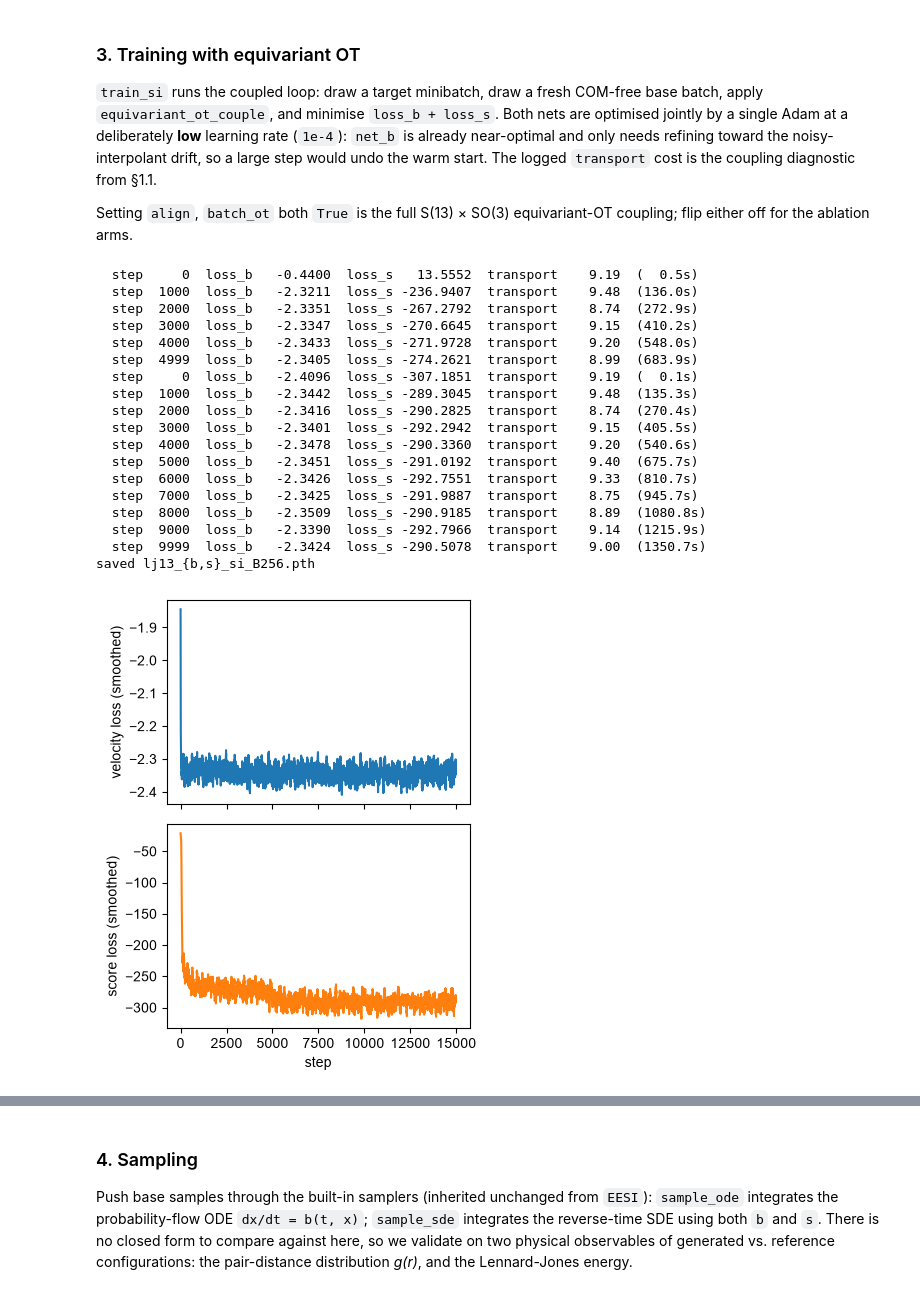
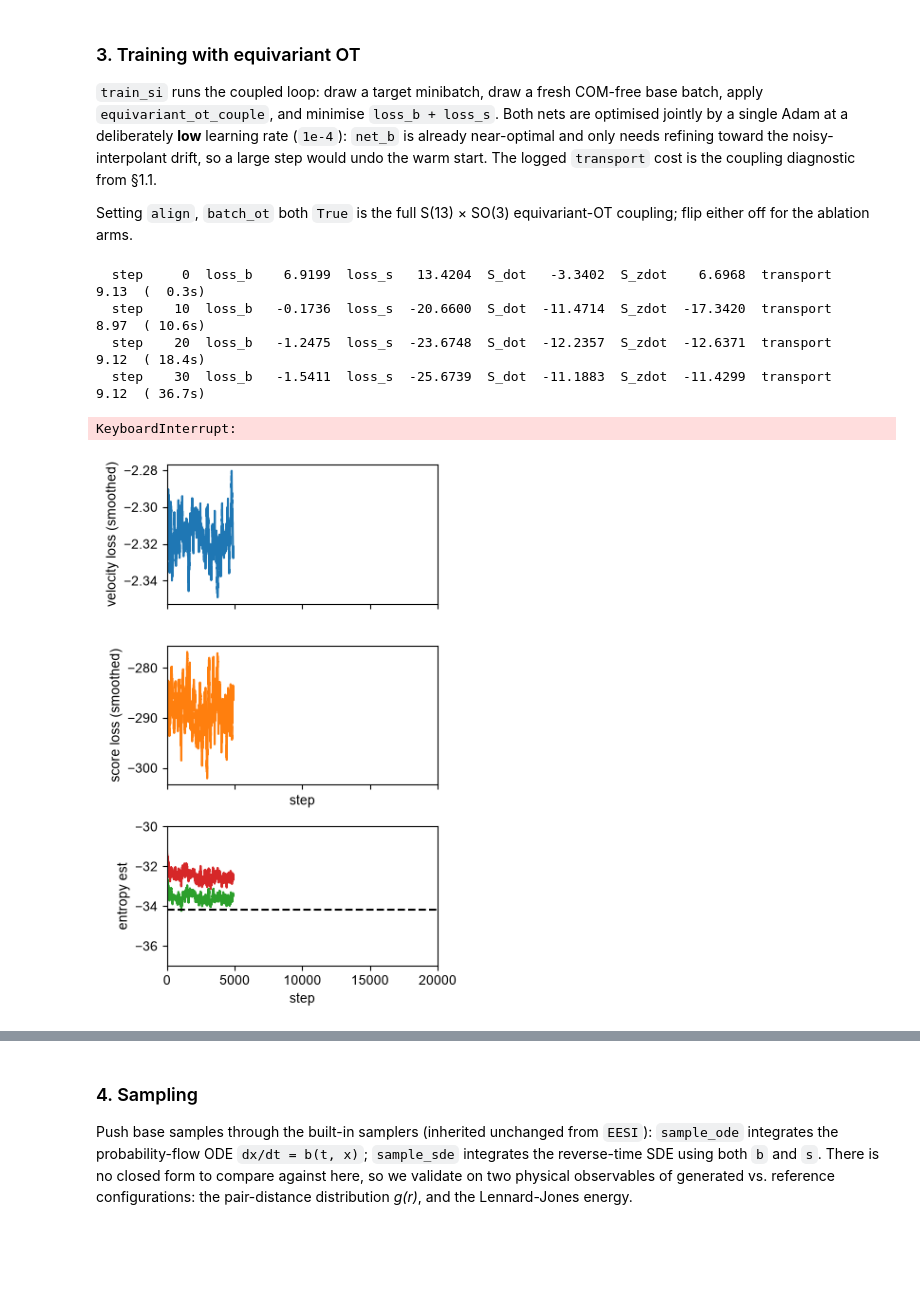
Before and after one commit to Rauscher-Group/eesi, a Jupyter notebook: experiments/LJ/LJ13.ipynb, the cells around one changed output, grey strips where cells are left out. Saved outputs shown, nothing was run; the diff lists cells and outputs as text; code cells hidden in the pictures; blank space fills up the shorter version.

```diff
--- a/experiments/LJ/LJ13.ipynb
+++ b/experiments/LJ/LJ13.ipynb
@@ -66,7 +66,7 @@ def pair_distances(x):                              # (B,13,3) -> (B*78,) all pa
 def energy(x):                                      # physical (i<j) LJ energy, min = -44.327
     return lj_energy(x, ordered=False).cpu().numpy()
 
-def smooth(v, k=25):
+def smooth(v, k=100):
     v = np.asarray(v)
     return np.convolve(v, np.ones(k) / k, mode="valid") if len(v) >= k else v
 
@@ -86,10 +86,10 @@ step. Both distributions are S(13) × SO(3)-invariant, which is what makes the
 equivariant-OT coupling marginal-preserving.
 # %%
 # only grabbing a small sub-sample
-n_data = 100_000
-x1 = load_ref_data(n=n_data).to(device)
+n_data = 2_000_000
+x1 = load_ref_data(n=n_data,seed=5987).to(device)
 print("target dataset:", tuple(x1.shape))
-
+print(x1.nbytes/1e6)
 
 e_ref = energy(x1)
 print(f"reference energy: <E> = {e_ref.mean():+.3f}   min = {e_ref.min():+.3f} "
@@ -129,11 +130,13 @@ print("net_s params:", sum(p.numel() for p in model.net_s.parameters()))
 ckpt = LJ13Dynamics.from_checkpoint().to(device=device, dtype=torch.float64)
 
 # warm-start the velocity
-model.net_b.load_state_dict(ckpt.state_dict())
+#model.net_b.load_state_dict(ckpt.state_dict())
 
 # or just load a previously-trained checkpoint
-#model.net_b.load_state_dict(torch.load("lj13_b_si_B256.pth"))
-#model.net_s.load_state_dict(torch.load("lj13_s_si_B256.pth"))
+#model.net_b.load_state_dict(torch.load("lj13_b_si_B256_cold_1m.pth"))
+#model.net_s.load_state_dict(torch.load("lj13_s_si_B256_cold_1m.pth"))
+#htot = np.load("lj13_B256_hist_cold_1m.npy")
+#hist_b, hist_s, ent_dot, ent_zdot = map(np.asarray, zip(*htot))
 # %% [output]
 net_b params: 22468
 net_s params: 22468
@@ -170,45 +172,43 @@ torch.manual_seed(3)
 
 model, htot = train_si(
     x1, model=model, steps=5_000, batch=batch_size, lr=1e-3,
-    device=str(device), log_every=1000)
+    device=str(device), log_every=10, entropy="both")
+
 
 model, hist = train_si(
-    x1, model=model, steps=10_000, batch=batch_size, lr=1e-4,
-    device=str(device), log_every=1000)
+    x1, model=model, steps=15_000, batch=batch_size, lr=1e-4,
+    device=str(device), log_every=10, entropy="both")
 
 htot += hist
-hist_b, hist_s = map(np.asarray, zip(*htot))
 
-torch.save(model.net_b.state_dict(), "lj13_b_si_B256.pth")
-torch.save(model.net_s.state_dict(), "lj13_s_si_B256.pth")
-print("saved lj13_{b,s}_si_B256.pth")
+hist_b, hist_s, ent_dot, ent_zdot = map(np.asarray, zip(*htot))
+
+torch.save(model.net_b.state_dict(), "lj13_b_si_B256_cold_2m.pth")
+torch.save(model.net_s.state_dict(), "lj13_s_si_B256_cold_2m.pth")
+np.save("lj13_B256_hist_cold_2m.npy",np.array(htot))
+print("saved lj13_{b,s}_si_B256_cold_2m.pth")
 # %% [output]
-  step     0  loss_b   -0.4400  loss_s   13.5552  transport    9.19  (  0.5s)
-  step  1000  loss_b   -2.3211  loss_s -236.9407  transport    9.48  (136.0s)
-  step  2000  loss_b   -2.3351  loss_s -267.2792  transport    8.74  (272.9s)
-  step  3000  loss_b   -2.3347  loss_s -270.6645  transport    9.15  (410.2s)
-  step  4000  loss_b   -2.3433  loss_s -271.9728  transport    9.20  (548.0s)
-  step  4999  loss_b   -2.3405  loss_s -274.2621  transport    8.99  (683.9s)
-  step     0  loss_b   -2.4096  loss_s -307.1851  transport    9.19  (  0.1s)
-  step  1000  loss_b   -2.3442  loss_s -289.3045  transport    9.48  (135.3s)
-  step  2000  loss_b   -2.3416  loss_s -290.2825  transport    8.74  (270.4s)
-  step  3000  loss_b   -2.3401  loss_s -292.2942  transport    9.15  (405.5s)
-  step  4000  loss_b   -2.3478  loss_s -290.3360  transport    9.20  (540.6s)
-  step  5000  loss_b   -2.3451  loss_s -291.0192  transport    9.40  (675.7s)
-  step  6000  loss_b   -2.3426  loss_s -292.7551  transport    9.33  (810.7s)
-  step  7000  loss_b   -2.3425  loss_s -291.9887  transport    8.75  (945.7s)
-  step  8000  loss_b   -2.3509  loss_s -290.9185  transport    8.89  (1080.8s)
-  step  9000  loss_b   -2.3390  loss_s -292.7966  transport    9.14  (1215.9s)
-  step  9999  loss_b   -2.3424  loss_s -290.5078  transport    9.00  (1350.7s)
-saved lj13_{b,s}_si_B256.pth
+  step     0  loss_b    6.9199  loss_s   13.4204  S_dot   -3.3402  S_zdot    6.6968  transport    9.13  (  0.3s)
+  step    10  loss_b   -0.1736  loss_s  -20.6600  S_dot  -11.4714  S_zdot  -17.3420  transport    8.97  ( 10.6s)
+  step    20  loss_b   -1.2475  loss_s  -23.6748  S_dot  -12.2357  S_zdot  -12.6371  transport    9.12  ( 18.4s)
+  step    30  loss_b   -1.5411  loss_s  -25.6739  S_dot  -11.1883  S_zdot  -11.4299  transport    9.12  ( 36.7s)
+KeyboardInterrupt:
 # %%
-fig, ax = plt.subplots(2, 1, sharex=True, figsize=(4, 5))
+hist_b, hist_s, ent_dot, ent_zdot = map(np.asarray, zip(*htot))
+fig, ax = plt.subplots(3, 1, sharex=True, figsize=(4, 6))
 ax[0].plot(smooth(hist_b), "-C0")
 ax[0].set_ylabel("velocity loss (smoothed)")
 ax[1].plot(smooth(hist_s), "-C1")
 ax[1].set_xlabel("step")
 ax[1].set_ylabel("score loss (smoothed)")
+ax[2].plot(smooth(ent_zdot), "-C2")
+ax[2].plot(smooth(ent_dot), "-C3")
+ax[2].set_ylabel("entropy est")
+ax[2].set_xlabel("step")
+ax[2].hlines(-34.17,0,25000,linestyles=["dashed"],colors=["k"])
+ax[2].set_xlim(0,20000)
+ax[2].set_ylim(-37,-30)
 plt.tight_layout()
 plt.show()
 # %% [output]
-[figure, old version]
+[figure, new version]
```
Also changed, not shown: parts of 6 cells of this notebook, 7 other files.
